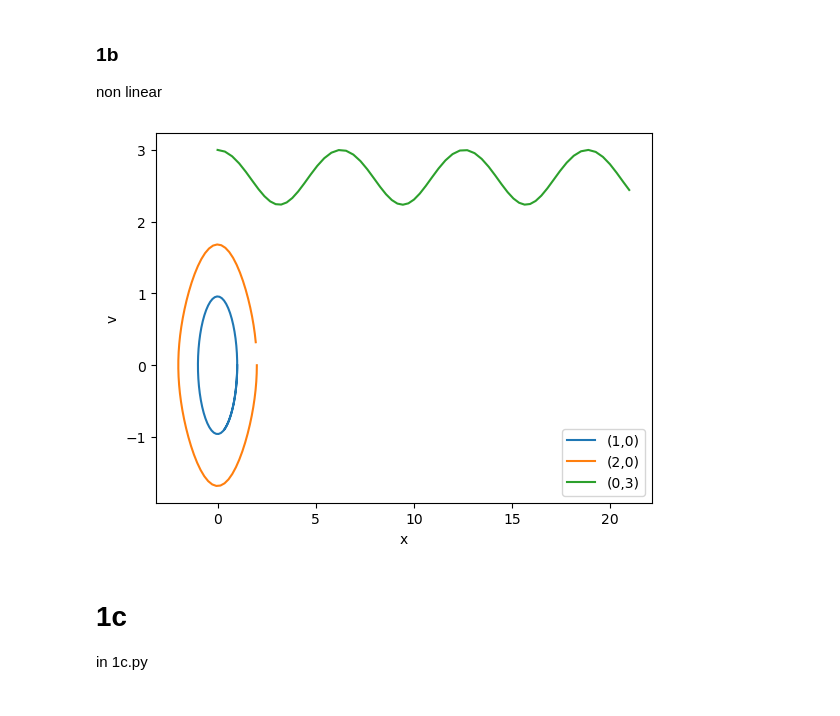
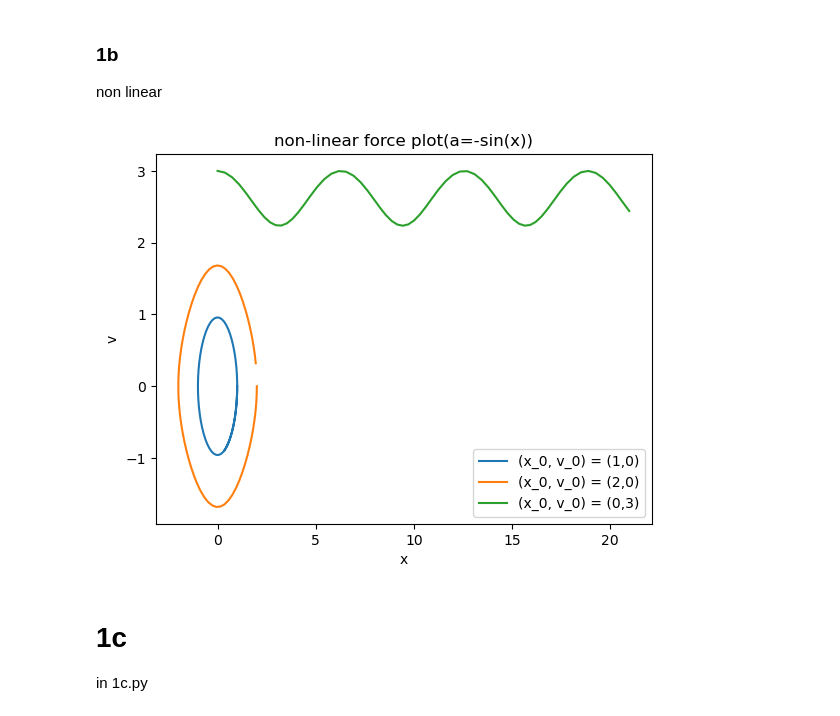
Before and after one commit to liuqiyucn/141, a Jupyter notebook: assignment1/assignment1.ipynb, the cells around one changed output. Cells and saved outputs as stored; diff of their text form; code cells hidden in the pictures.

```diff
--- a/assignment1/assignment1.ipynb
+++ b/assignment1/assignment1.ipynb
@@ -62,31 +68,33 @@ plt.show()
 ### 1b
 non linear
 # %%
+# same logic as 1a
 result1 = file_process("result1.txt")
 result2 = file_process("result2.txt")
 result3 = file_process("result3.txt")
 
 time = result1[:,0]
 x = result1[:,2]
 v = result1[:,3]
-plt.plot(x, v, label = "(1,0)")
+plt.plot(x, v, label = "(x_0, v_0) = (1,0)")
 
 time = result2[:,0]
 x = result2[:,2]
 v = result2[:,3]
-plt.plot(x, v, label = "(2,0)")
+plt.plot(x, v, label = "(x_0, v_0) = (2,0)")
 
 time = result3[:,0]
 x = result3[:,2]
 v = result3[:,3]
-plt.plot(x, v, label = "(0,3)")
+plt.plot(x, v, label = "(x_0, v_0) = (0,3)")
 plt.xlabel("x")
 plt.ylabel("v")
+plt.title("non-linear force plot(a=-sin(x))")
 
 plt.legend()
-plt.show()
+plt.savefig("1_b_nonlinear.png")
 # %% [output]
-[figure, old version]
+[figure, new version]
 # %% [markdown]
 # 1c
 in 1c.py
```
Also changed, not shown: parts of 8 cells of this notebook, 6 other files.
